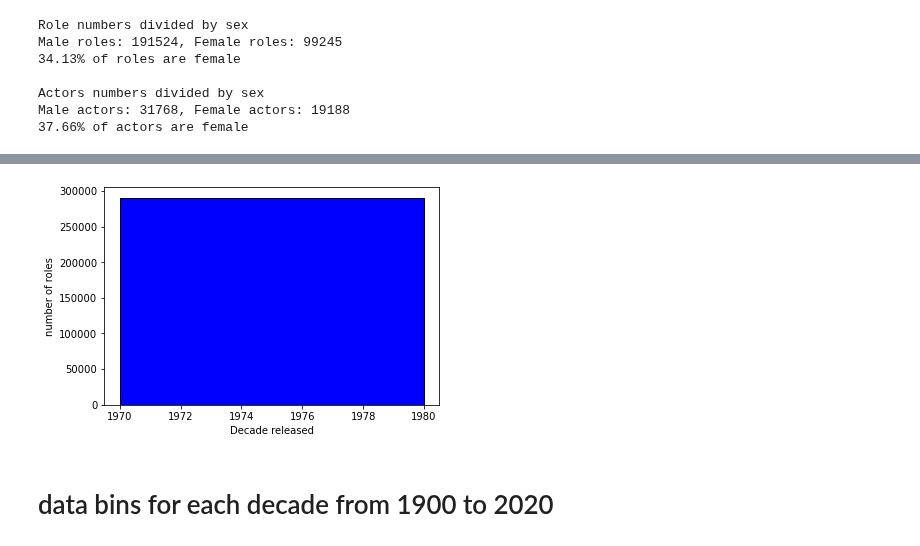
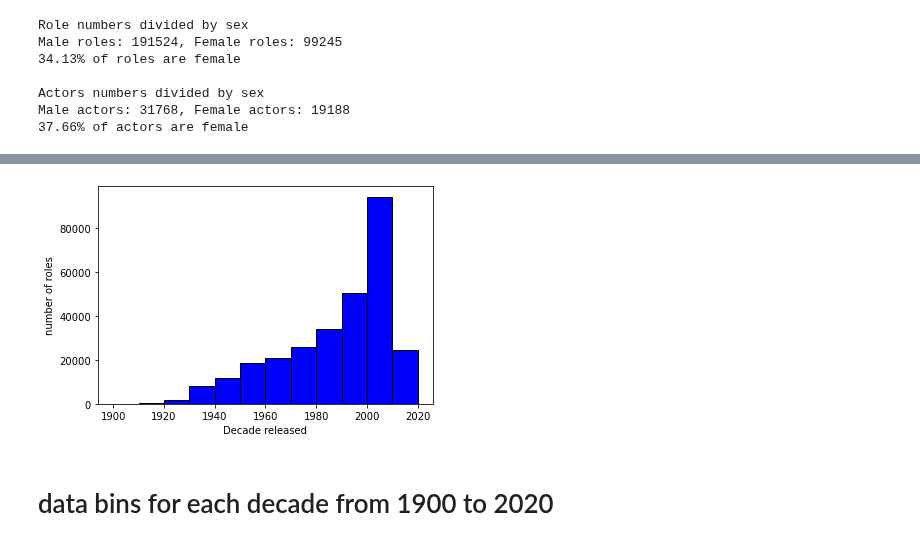
Before and after one commit to epfl-ada/ada-2022-project-rlab, a Jupyter notebook: sex_representation.ipynb, the cells around one changed output, grey strips where cells are left out. Drawn from its saved outputs; the diff is of its cells as text; code cells hidden in the pictures.

```diff
--- a/sex_representation.ipynb
+++ b/sex_representation.ipynb
@@ -323,18 +318,18 @@ Name: release_date, Length: 290400, dtype: int64
 # %%
 # we also explore the distribution of the roles accross time
 # to know if we have enough data to do sex separation
 import datetime
-years_apparue = actors_age_df.release_date.astype('datetime64[ns]').dt.year
+years_apparue = actors_age_df.release_date
 
 binwidth = 10
 start = int(min(years_apparue/10))*10
 end  = (int(max(years_apparue/10))+2)*10
 ax = plt.hist(years_apparue, bins=range(start, end , binwidth), color = 'blue', edgecolor = 'black')
 plt.xlabel('Decade released')
 plt.ylabel("number of roles")
 plt.show()
 # %% [output]
-[figure, old version]
+[figure, new version]
 # %% [markdown]
 # data bins for each decade from 1900 to 2020
 # %%
```
Also changed, not shown: parts of 32 cells of this notebook.
